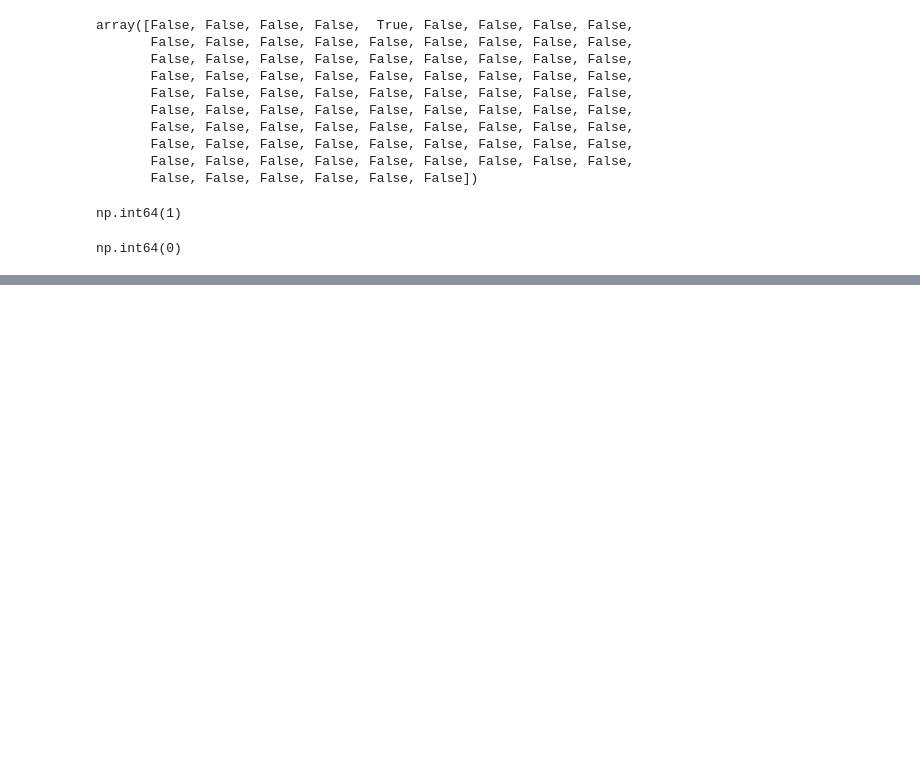
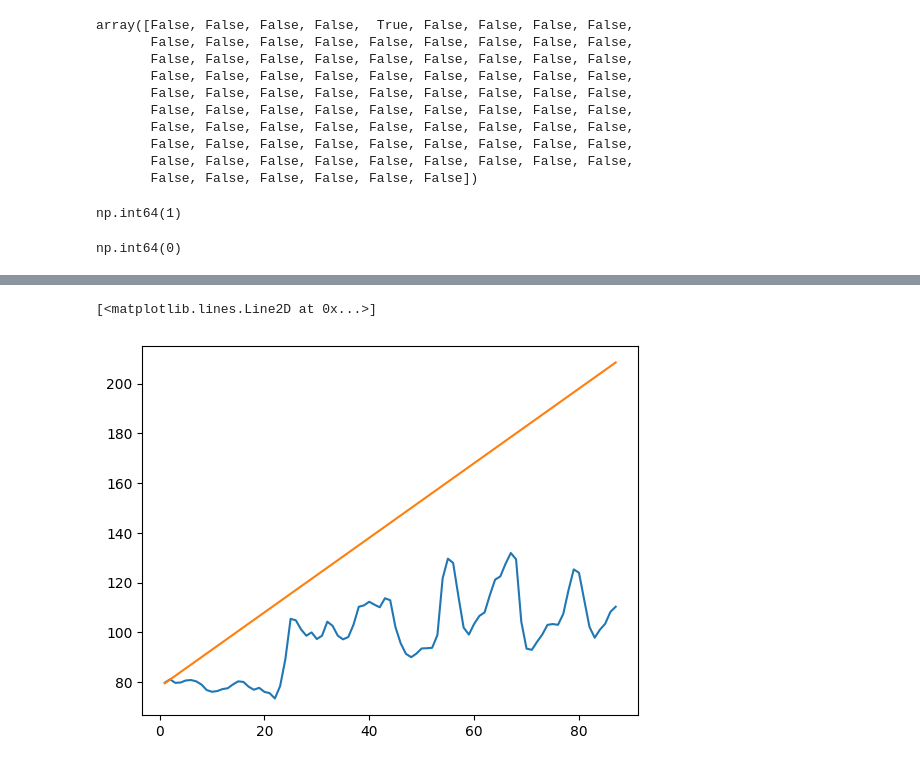
Before and after one commit to Gaby46Pe/numpy-analisis-numerico-eficiente-con-python, a Jupyter notebook: Numpy.ipynb, the cells around one changed output, grey strips where cells are left out. Saved outputs shown, nothing was run; the diff lists cells and outputs as text; code cells hidden in the pictures; blank space fills up the shorter version.

```diff
--- a/Numpy.ipynb
+++ b/Numpy.ipynb
@@ -246,0 +308,6 @@ np.int64(0)
+# %%
+plt.plot(fechas, Moscu)
+plt.plot(x,y)
+# %% [output]
+[<matplotlib.lines.Line2D at 0x...>]
+[figure, added]
```
Also changed, not shown: parts of 12 cells of this notebook.
